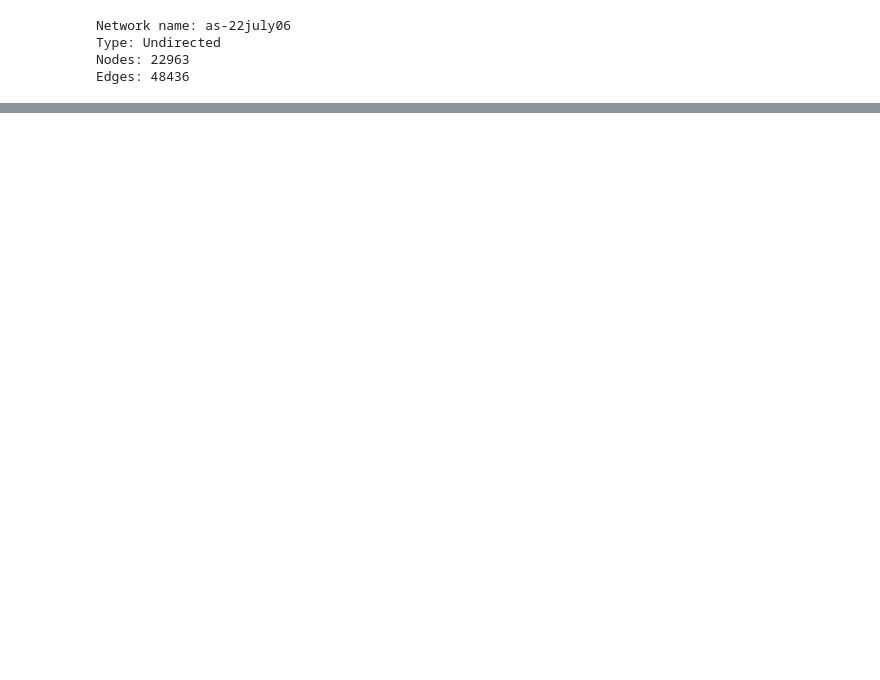
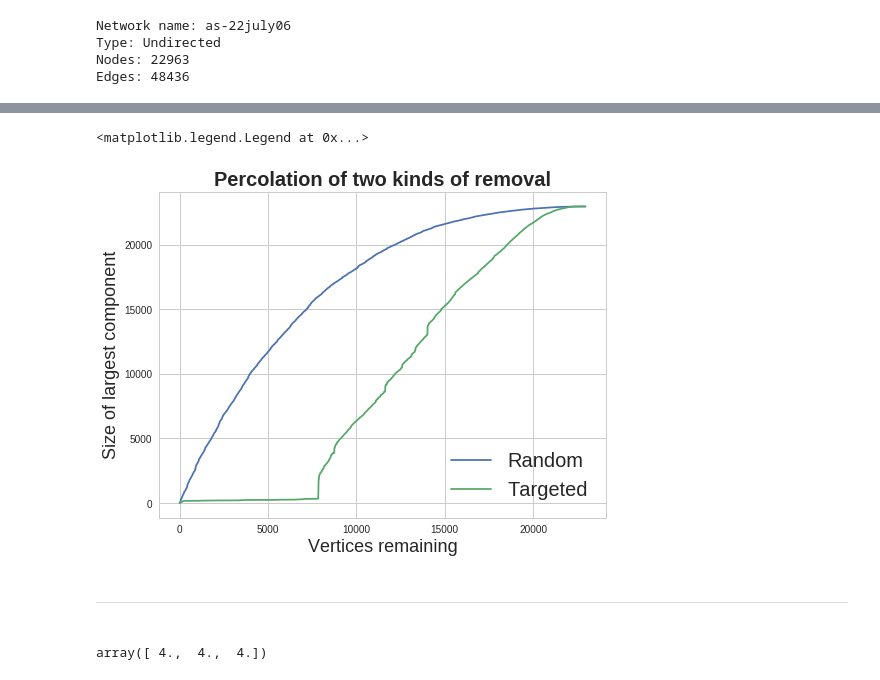
Before and after one commit to DoubleBite/Network-Science-Homeworks, a Jupyter notebook: 作業四/homework.ipynb, the cells around one changed output, grey strips where cells are left out. Drawn from its saved outputs; the diff is of its cells as text; code cells hidden in the pictures; blank space fills up the shorter version.

```diff
--- a/作業四/homework.ipynb
+++ b/作業四/homework.ipynb
@@ -31,0 +105,20 @@ Edges: 48436
+# %%
+plt.figure(figsize=(8,6))
+plt.plot(average_sizes, label="Random")
+plt.plot(average_sizes2, label="Targeted")
+plt.title("Percolation of two kinds of removal", fontsize=20, fontweight='bold')
+plt.xlabel("Vertices remaining", fontsize=18)
+plt.ylabel("Size of largest component", fontsize=18)
+plt.legend(loc="lower right",prop={'size':20})
+# %% [output]
+<matplotlib.legend.Legend at 0x...>
+[figure, added]
+# %% [markdown]
+---
+###
+# %%
+a = [[2,4,6],[6,4,2]]
+
+np.mean(a,axis=0)
+# %% [output]
+array([ 4.,  4.,  4.])
```
Also changed, not shown: parts of 16 cells of this notebook, 1 other file.
